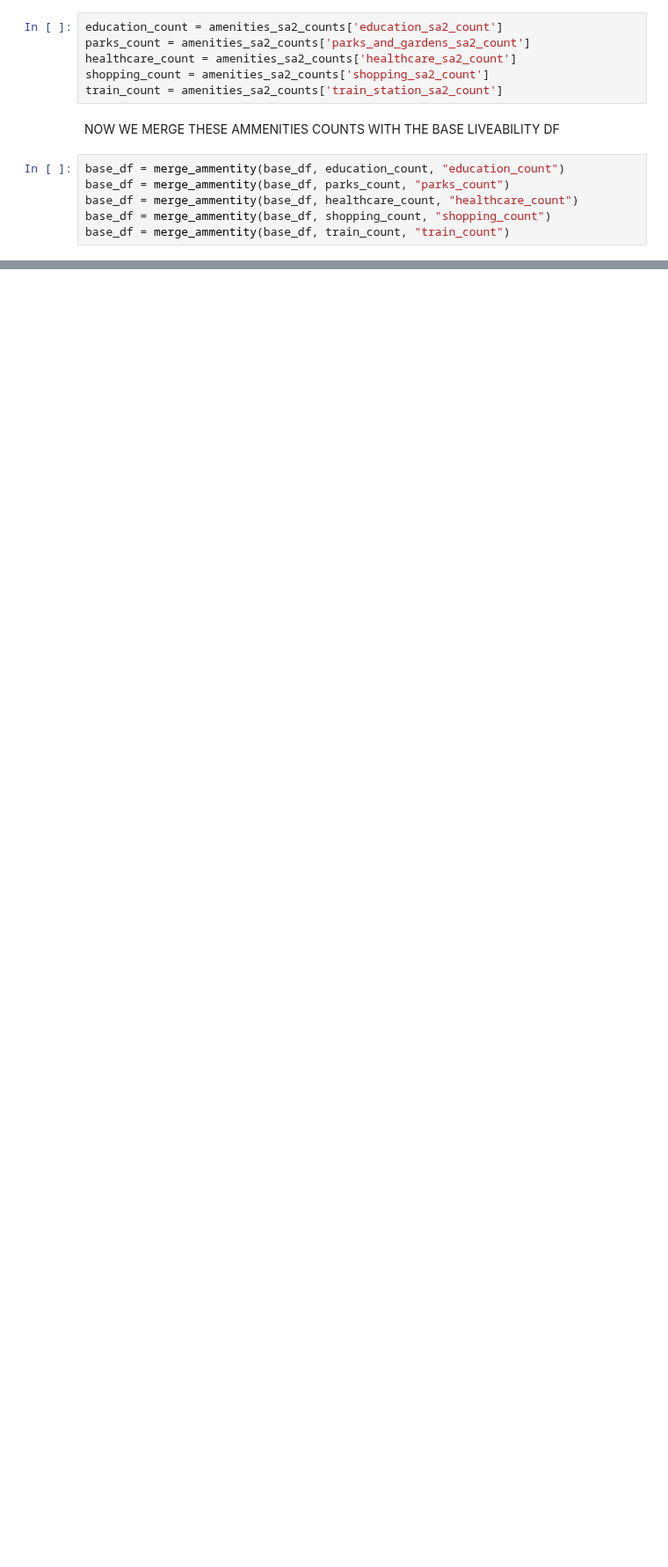
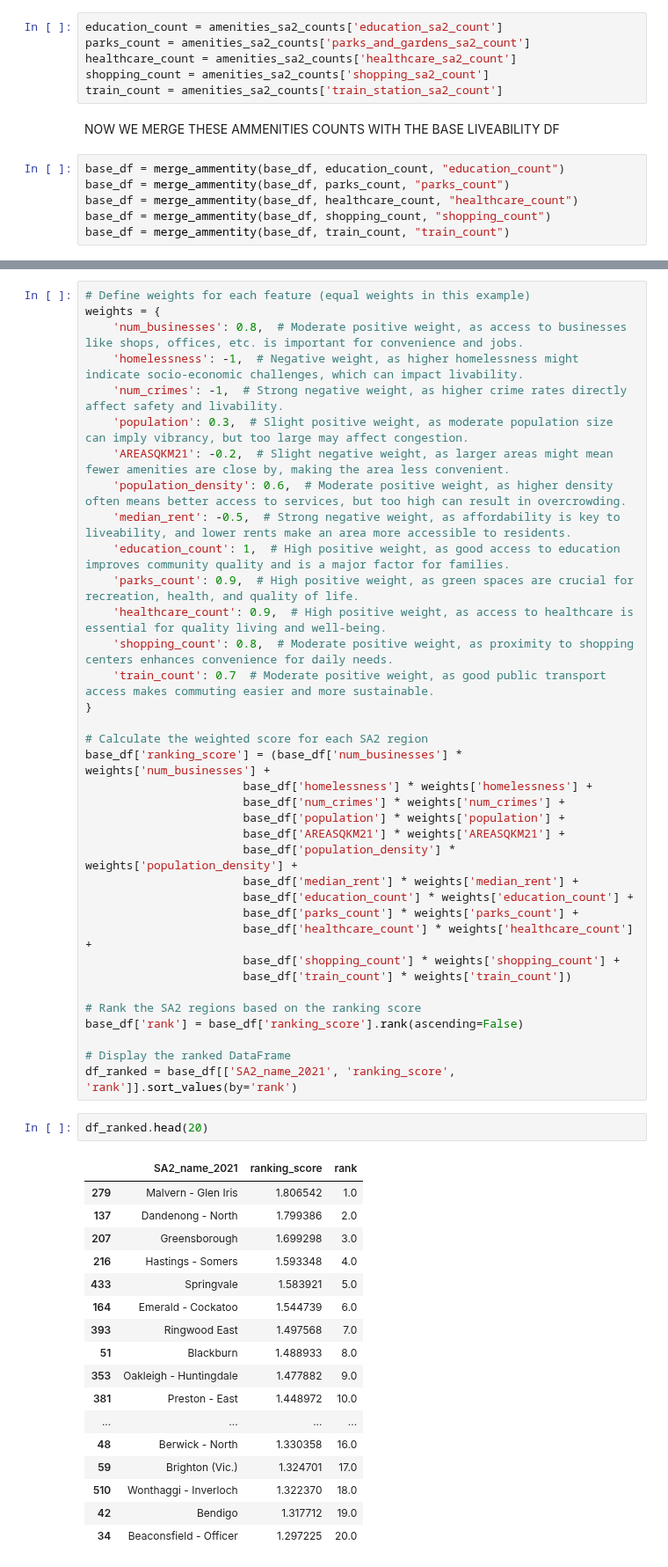
Before and after one commit to MAST30034-AppliedDataScience/project-2-group-real-estate-industry-project-31, a Jupyter notebook: notebooks/liveability_calculations.ipynb, the cells around one changed output, grey strips where cells are left out. Shown at 88% size. Cells and saved outputs as stored; diff of their text form; blank space fills up the shorter version.

Commit message:
begun trying to rank

```diff
--- a/notebooks/liveability_calculations.ipynb
+++ b/notebooks/liveability_calculations.ipynb
@@ -610,0 +636,56 @@ base_df.head()
+# %%
+# Define weights for each feature (equal weights in this example)
+weights = {
+    'num_businesses': 0.8,  # Moderate positive weight, as access to businesses like shops, offices, etc. is important for convenience and jobs.
+    'homelessness': -1,  # Negative weight, as higher homelessness might indicate socio-economic challenges, which can impact livability.
+    'num_crimes': -1,  # Strong negative weight, as higher crime rates directly affect safety and livability.
+    'population': 0.3,  # Slight positive weight, as moderate population size can imply vibrancy, but too large may affect congestion.
+    'AREASQKM21': -0.2,  # Slight negative weight, as larger areas might mean fewer amenities are close by, making the area less convenient.
+    'population_density': 0.6,  # Moderate positive weight, as higher density often means better access to services, but too high can result in overcrowding.
+    'median_rent': -0.5,  # Strong negative weight, as affordability is key to liveability, and lower rents make an area more accessible to residents.
+    'education_count': 1,  # High positive weight, as good access to education improves community quality and is a major factor for families.
+    'parks_count': 0.9,  # High positive weight, as green spaces are crucial for recreation, health, and quality of life.
+    'healthcare_count': 0.9,  # High positive weight, as access to healthcare is essential for quality living and well-being.
+    'shopping_count': 0.8,  # Moderate positive weight, as proximity to shopping centers enhances convenience for daily needs.
+    'train_count': 0.7  # Moderate positive weight, as good public transport access makes commuting easier and more sustainable.
+}
+
+# Calculate the weighted score for each SA2 region
+base_df['ranking_score'] = (base_df['num_businesses'] * weights['num_businesses'] +
+                       base_df['homelessness'] * weights['homelessness'] +
+                       base_df['num_crimes'] * weights['num_crimes'] +
+                       base_df['population'] * weights['population'] +
+                       base_df['AREASQKM21'] * weights['AREASQKM21'] +
+                       base_df['population_density'] * weights['population_density'] +
+                       base_df['median_rent'] * weights['median_rent'] +
+                       base_df['education_count'] * weights['education_count'] +
+                       base_df['parks_count'] * weights['parks_count'] +
+                       base_df['healthcare_count'] * weights['healthcare_count'] +
+                       base_df['shopping_count'] * weights['shopping_count'] +
+                       base_df['train_count'] * weights['train_count'])
+
+# Rank the SA2 regions based on the ranking score
+base_df['rank'] = base_df['ranking_score'].rank(ascending=False)
+
+# Display the ranked DataFrame
+df_ranked = base_df[['SA2_name_2021', 'ranking_score', 'rank']].sort_values(by='rank')
+# %%
+df_ranked.head(20)
+# %% [output]
+|  | SA2_name_2021 | ranking_score | rank |
+| 279 | Malvern - Glen Iris | 1.806542 | 1.0 |
+| 137 | Dandenong - North | 1.799386 | 2.0 |
+| 207 | Greensborough | 1.699298 | 3.0 |
+| 216 | Hastings - Somers | 1.593348 | 4.0 |
+| 433 | Springvale | 1.583921 | 5.0 |
+| 164 | Emerald - Cockatoo | 1.544739 | 6.0 |
+| 393 | Ringwood East | 1.497568 | 7.0 |
+| 51 | Blackburn | 1.488933 | 8.0 |
+| 353 | Oakleigh - Huntingdale | 1.477882 | 9.0 |
+| 381 | Preston - East | 1.448972 | 10.0 |
+| ... | ... | ... | ... |
+| 48 | Berwick - North | 1.330358 | 16.0 |
+| 59 | Brighton (Vic.) | 1.324701 | 17.0 |
+| 510 | Wonthaggi - Inverloch | 1.322370 | 18.0 |
+| 42 | Bendigo | 1.317712 | 19.0 |
+| 34 | Beaconsfield - Officer | 1.297225 | 20.0 |
```
Also changed, not shown: parts of 5 cells of this notebook.
